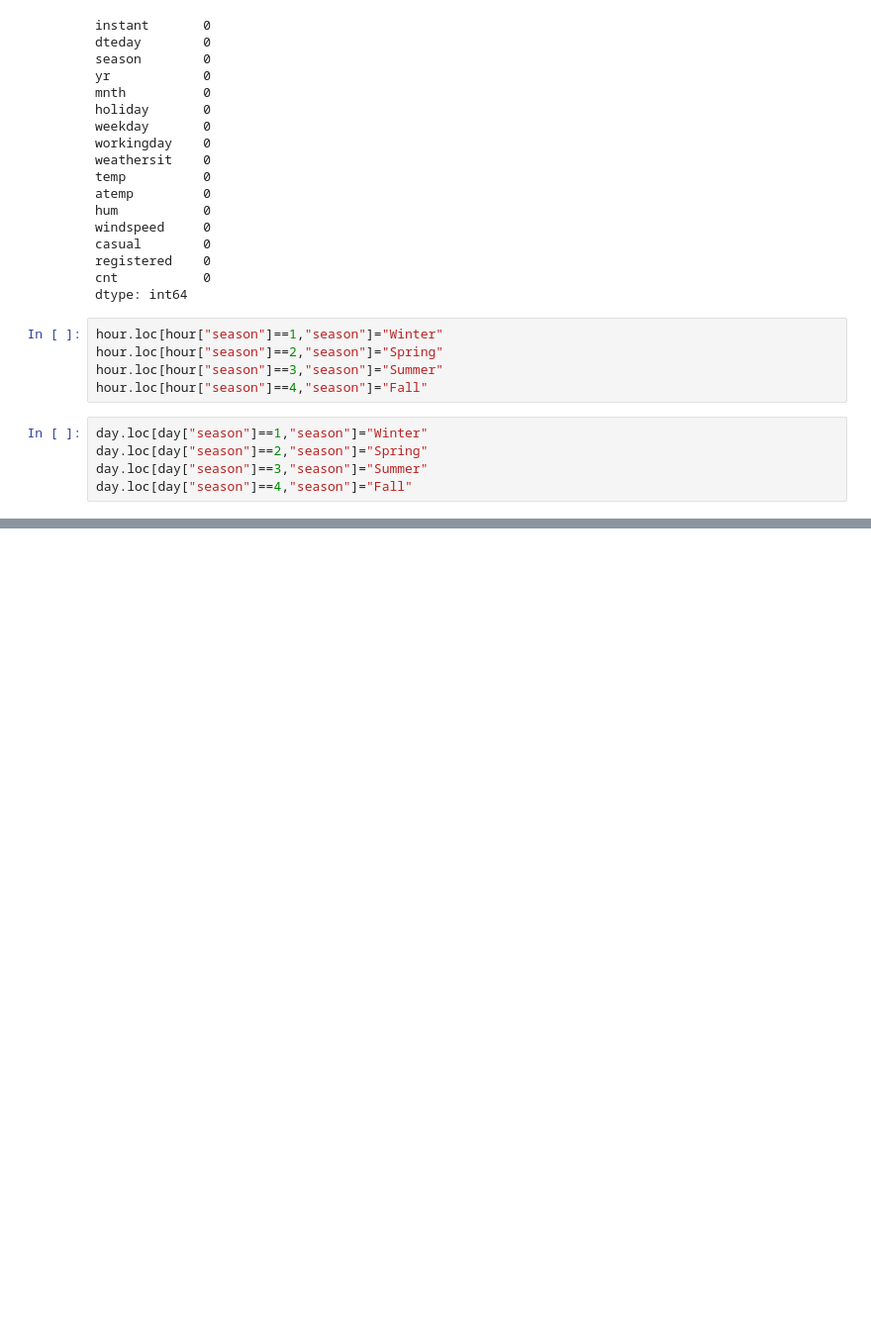
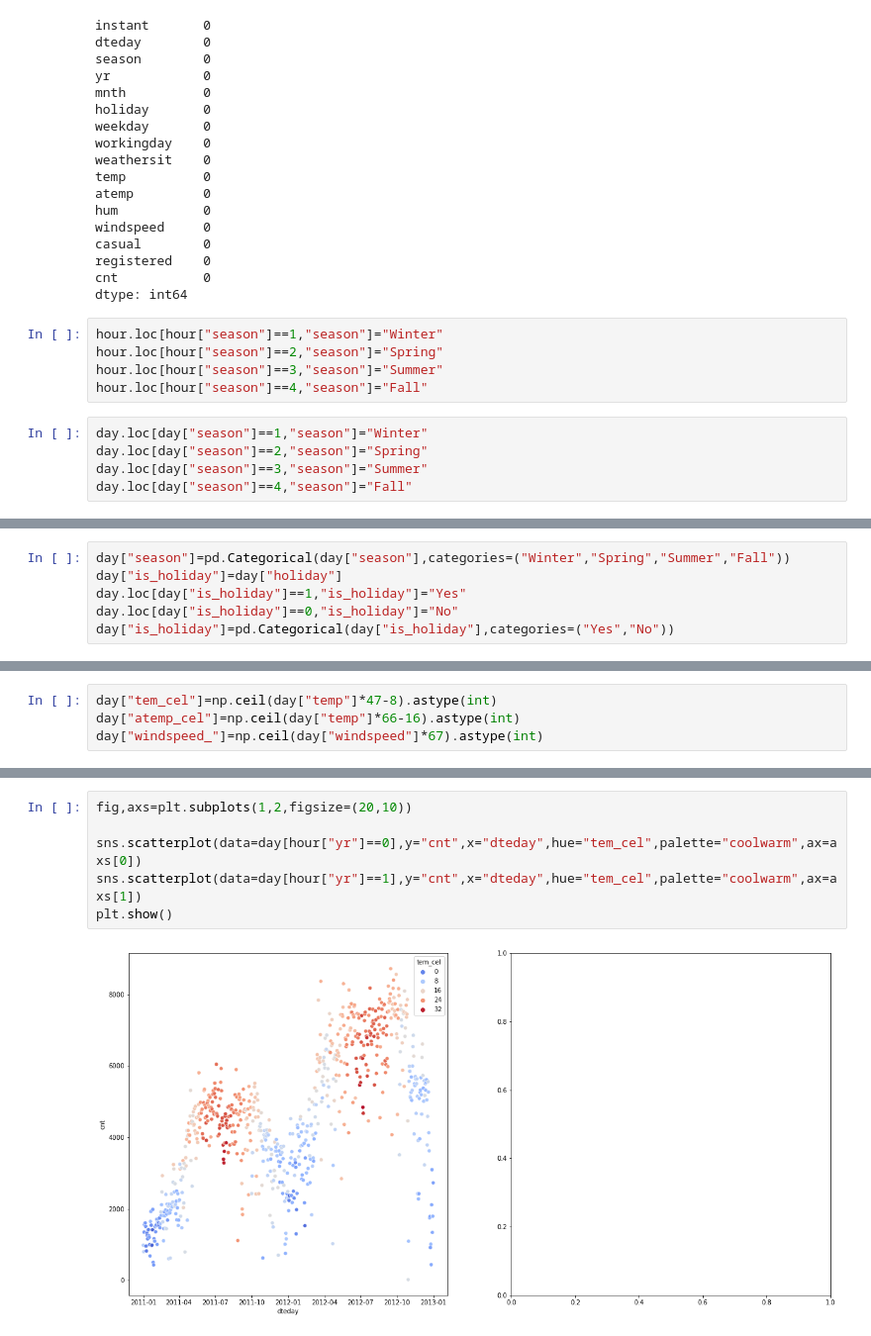
Before and after one commit to EjioforSandraAkunna/Capital_Bike_Project1, a Jupyter notebook: eda.ipynb, the cells around one changed output, grey strips where cells are left out. Shown at 99% size. Drawn from its saved outputs; the diff is of its cells as text; blank space fills up the shorter version.

```diff
--- a/eda.ipynb
+++ b/eda.ipynb
@@ -202,0 +218,6 @@ day.loc[day["season"]==4,"season"]="Fall"
+# %%
+day["season"]=pd.Categorical(day["season"],categories=("Winter","Spring","Summer","Fall"))
+day["is_holiday"]=day["holiday"]
+day.loc[day["is_holiday"]==1,"is_holiday"]="Yes"
+day.loc[day["is_holiday"]==0,"is_holiday"]="No"
+day["is_holiday"]=pd.Categorical(day["is_holiday"],categories=("Yes","No"))
@@ -202,0 +230,4 @@ day.loc[day["season"]==4,"season"]="Fall"
+# %%
+day["tem_cel"]=np.ceil(day["temp"]*47-8).astype(int)
+day["atemp_cel"]=np.ceil(day["temp"]*66-16).astype(int)
+day["windspeed_"]=np.ceil(day["windspeed"]*67).astype(int)
@@ -202,0 +300,8 @@ day.loc[day["season"]==4,"season"]="Fall"
+# %%
+fig,axs=plt.subplots(1,2,figsize=(20,10))
+
+sns.scatterplot(data=day[hour["yr"]==0],y="cnt",x="dteday",hue="tem_cel",palette="coolwarm",ax=axs[0])
+sns.scatterplot(data=day[hour["yr"]==1],y="cnt",x="dteday",hue="tem_cel",palette="coolwarm",ax=axs[1])
+plt.show()
+# %% [output]
+[figure, added]
```
Also changed, not shown: parts of 23 cells of this notebook.
